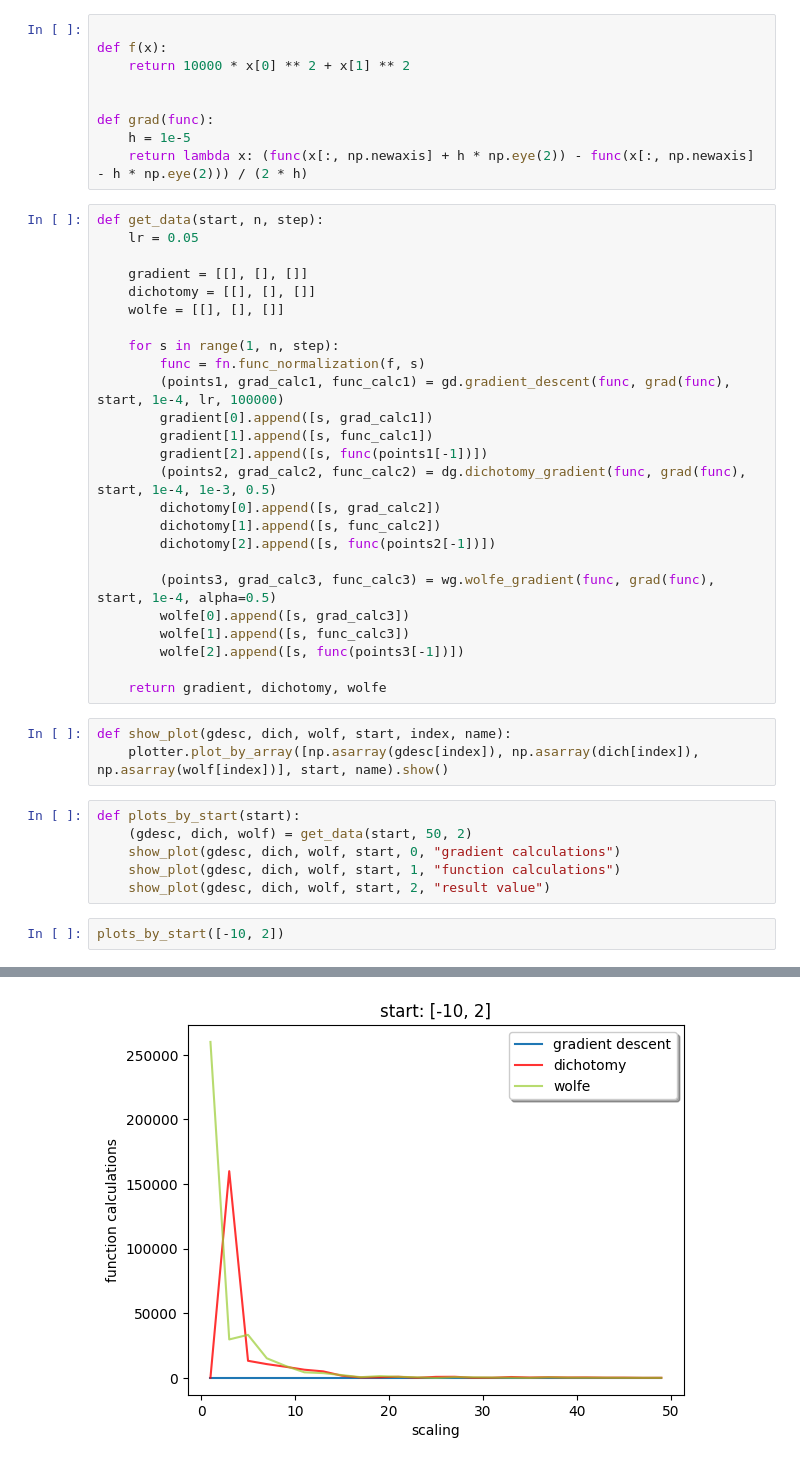
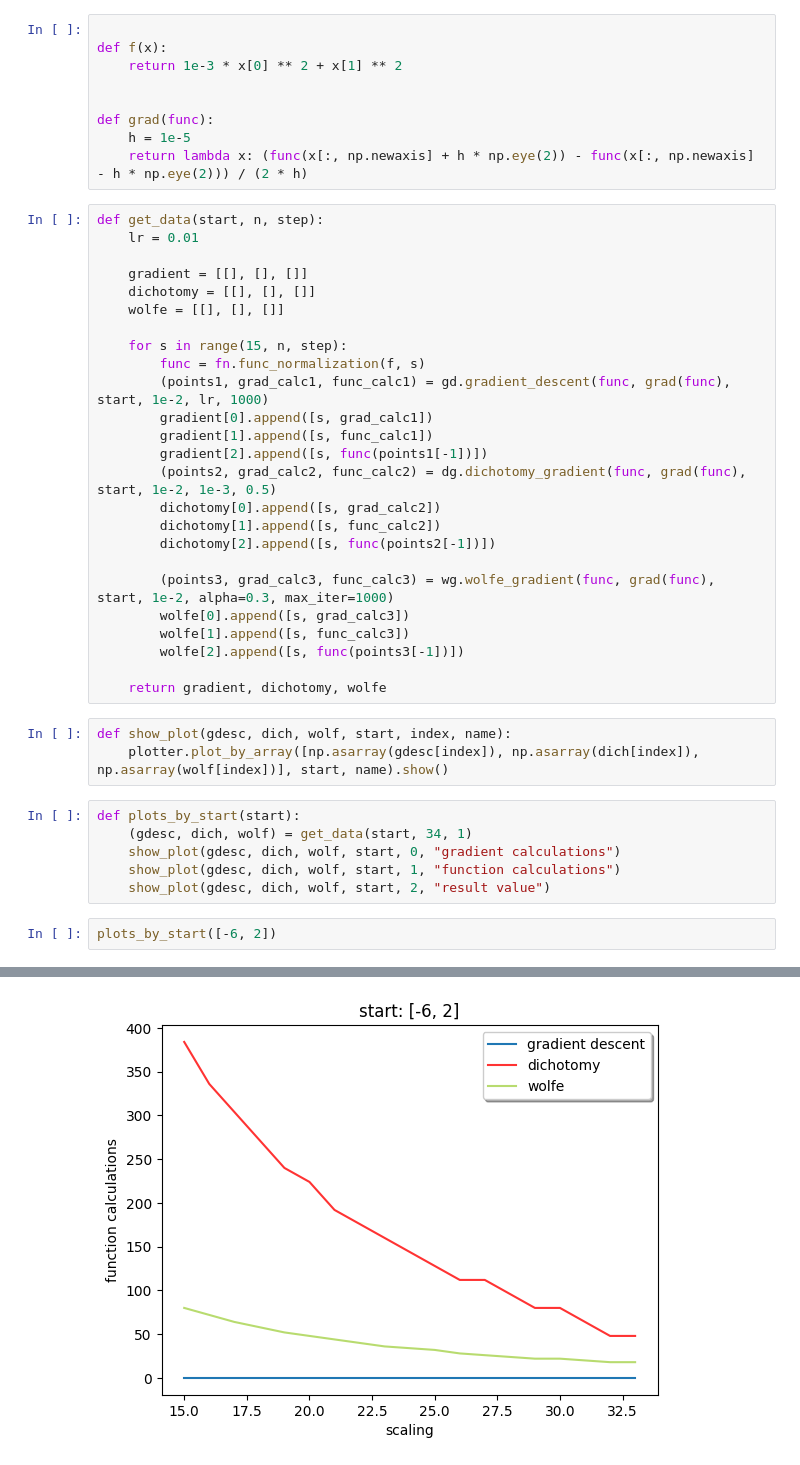
Before and after one commit to ivashka27/met_opt_danya3, a Jupyter notebook: lab1/scaling_research.ipynb, the cells around one changed output, grey strips where cells are left out. Cells and saved outputs as stored; diff of their text form.

```diff
--- a/lab1/scaling_research.ipynb
+++ b/lab1/scaling_research.ipynb
@@ -8,7 +8,7 @@ import plot.plotter as plotter
 # %%
 
 def f(x):
-    return 10000 * x[0] ** 2 + x[1] ** 2
+    return 1e-3 * x[0] ** 2 + x[1] ** 2
 
 
 def grad(func):
@@ -16,24 +16,24 @@ def grad(func):
     return lambda x: (func(x[:, np.newaxis] + h * np.eye(2)) - func(x[:, np.newaxis] - h * np.eye(2))) / (2 * h)
 # %%
 def get_data(start, n, step):
-    lr = 0.05
+    lr = 0.01
 
     gradient = [[], [], []]
     dichotomy = [[], [], []]
     wolfe = [[], [], []]
 
-    for s in range(1, n, step):
+    for s in range(15, n, step):
         func = fn.func_normalization(f, s)
-        (points1, grad_calc1, func_calc1) = gd.gradient_descent(func, grad(func), start, 1e-4, lr, 100000)
+        (points1, grad_calc1, func_calc1) = gd.gradient_descent(func, grad(func), start, 1e-2, lr, 1000)
         gradient[0].append([s, grad_calc1])
         gradient[1].append([s, func_calc1])
         gradient[2].append([s, func(points1[-1])])
-        (points2, grad_calc2, func_calc2) = dg.dichotomy_gradient(func, grad(func), start, 1e-4, 1e-3, 0.5)
+        (points2, grad_calc2, func_calc2) = dg.dichotomy_gradient(func, grad(func), start, 1e-2, 1e-3, 0.5)
         dichotomy[0].append([s, grad_calc2])
         dichotomy[1].append([s, func_calc2])
         dichotomy[2].append([s, func(points2[-1])])
 
-        (points3, grad_calc3, func_calc3) = wg.wolfe_gradient(func, grad(func), start, 1e-4, alpha=0.5)
+        (points3, grad_calc3, func_calc3) = wg.wolfe_gradient(func, grad(func), start, 1e-2, alpha=0.3, max_iter=1000)
         wolfe[0].append([s, grad_calc3])
         wolfe[1].append([s, func_calc3])
         wolfe[2].append([s, func(points3[-1])])
@@ -44,10 +44,10 @@ def show_plot(gdesc, dich, wolf, start, index, name):
     plotter.plot_by_array([np.asarray(gdesc[index]), np.asarray(dich[index]), np.asarray(wolf[index])], start, name).show()
 # %%
 def plots_by_start(start):
-    (gdesc, dich, wolf) = get_data(start, 50, 2)
+    (gdesc, dich, wolf) = get_data(start, 34, 1)
     show_plot(gdesc, dich, wolf, start, 0, "gradient calculations")
     show_plot(gdesc, dich, wolf, start, 1, "function calculations")
     show_plot(gdesc, dich, wolf, start, 2, "result value")
 # %%
-plots_by_start([-10, 2])
+plots_by_start([-6, 2])
 # %% [output]
@@ -55 +55 @@ plots_by_start([-10, 2])
-[figure, old version]
+[figure, new version]
```
Also changed, not shown: parts of 4 cells of this notebook, 3 other files.
